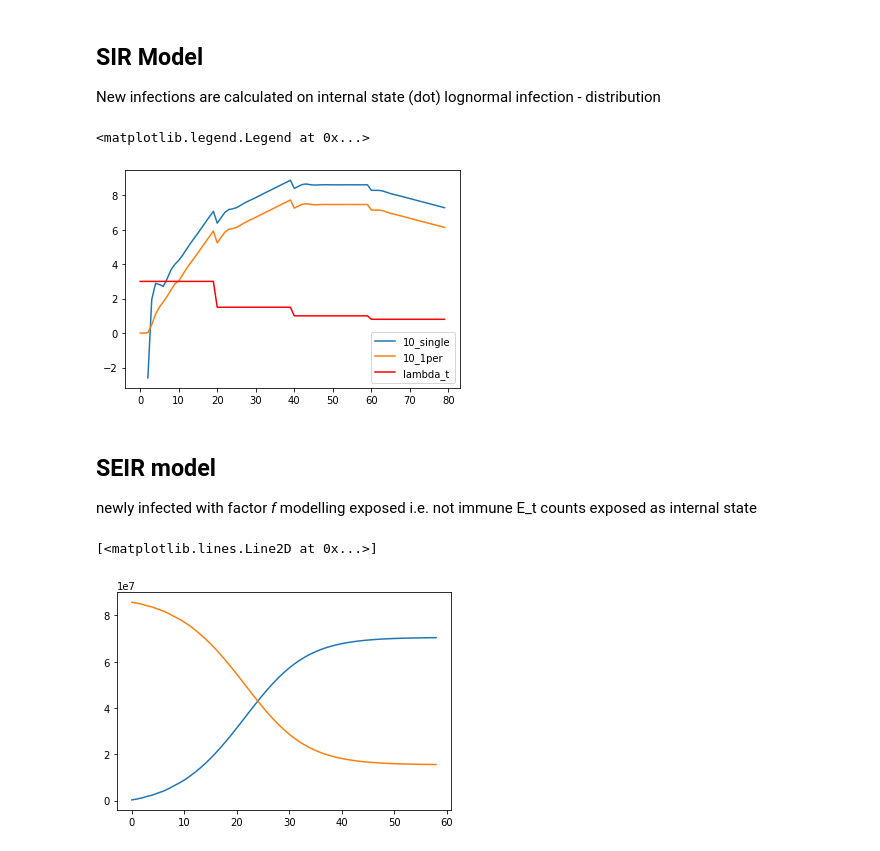
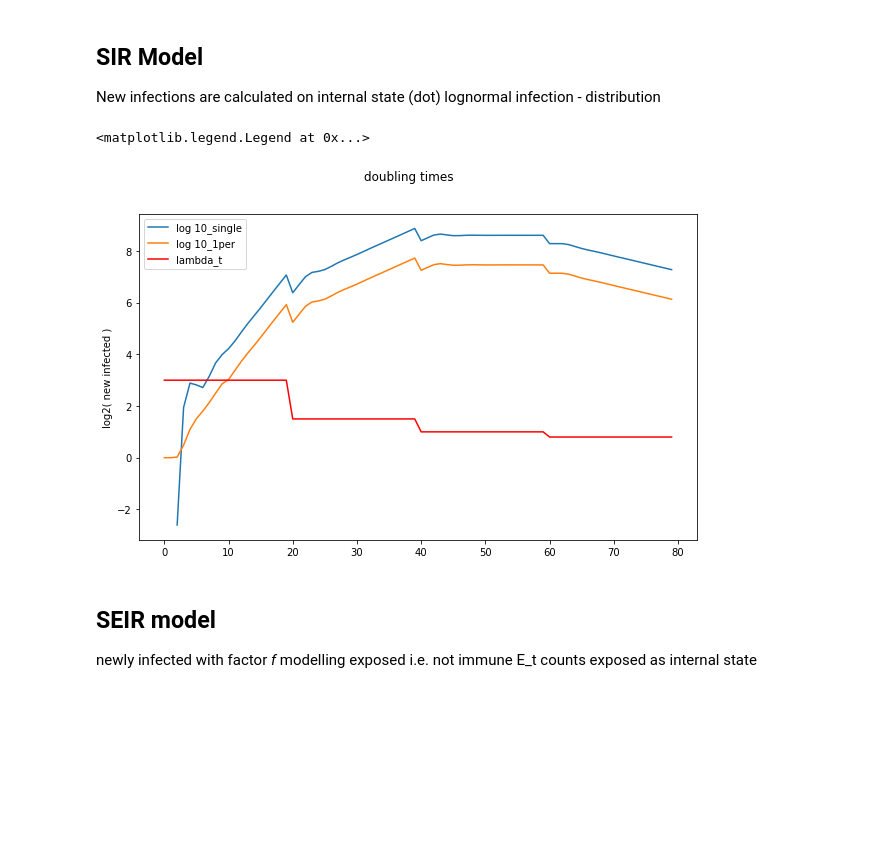
Before and after one commit to matthiaslinden/COVID19_inference_alt, a Jupyter notebook: TheanoToolkit.ipynb, the cells around one changed output. Drawn from its saved outputs; the diff is of its cells as text; code cells hidden in the pictures; blank space fills up the shorter version.

Commit message:
Added plots to visualize the theano-core of the model

```diff
--- a/TheanoToolkit.ipynb
+++ b/TheanoToolkit.ipynb
@@ -105,20 +112,25 @@ def SIR_model(imported_t,lambda_t, median_incubation,sigma_incubation,l=16):
 # %%
 dur = 20
 imported1_t = np.array( [10.]+[0.]*(dur*5-1) )
 imported2_t = np.array( [1.]*10+[0.]*(dur*5-10) )
 
 lambda_t = np.array( [3.]*dur+[1.5]*dur+[1]*dur+[.8]*dur )
 
 median,sigma = 4.,0.433
 
 # Test two different initial distributions
+fig, axes = plt.subplots(1,1, figsize = (10,6),squeeze=False)
+fig.suptitle("doubling times")
+
+ax = axes[0,0]
 for k,imp in {"10_single":imported1_t,"10_1per":imported2_t}.items():
-    plt.plot( np.log(SIR_model(imp,lambda_t,median,sigma))/np.log(2),label=k )
-plt.plot(lambda_t,color="red",label="lambda_t")
-plt.legend()
+    ax.plot( np.log(SIR_model(imp,lambda_t,median,sigma))/np.log(2),label="log "+k )
+ax.plot(lambda_t,color="red",label="lambda_t")
+ax.set_ylabel("log2( new infected )")
+ax.legend()
 # %% [output]
 <matplotlib.legend.Legend at 0x...>
-[figure, old version]
+[figure, new version]
 # %% [markdown]
 ## SEIR model
 newly infected with factor *f* modelling exposed i.e. not immune
@@ -155,15 +171,3 @@ def SIER_model(N, imported_t,lambda_t, median_incubation,sigma_incubation,l=16):
 
     newI,I,E_t = calc_infected(lambda_t,imported_t)
     return newI,E_t,
-# %%
-median,sigma = 4.,0.433
-imported_t = np.array([3e5,4e5,5e5,6e5,3e5,4e5,1e5,2e5,2e5]+[0]*50,dtype=np.float64)
-lambda_t = np.array([2]*len(imported_t),dtype=np.float64)
-
-newI,E_t = SIER_model(86e6,imported_t,lambda_t,median,sigma,l=40)
-
-plt.plot(np.cumsum(newI))
-plt.plot(E_t)
-# %% [output]
-[<matplotlib.lines.Line2D at 0x...>]
-[figure, removed]
```
Also changed, not shown: parts of 9 cells of this notebook.
